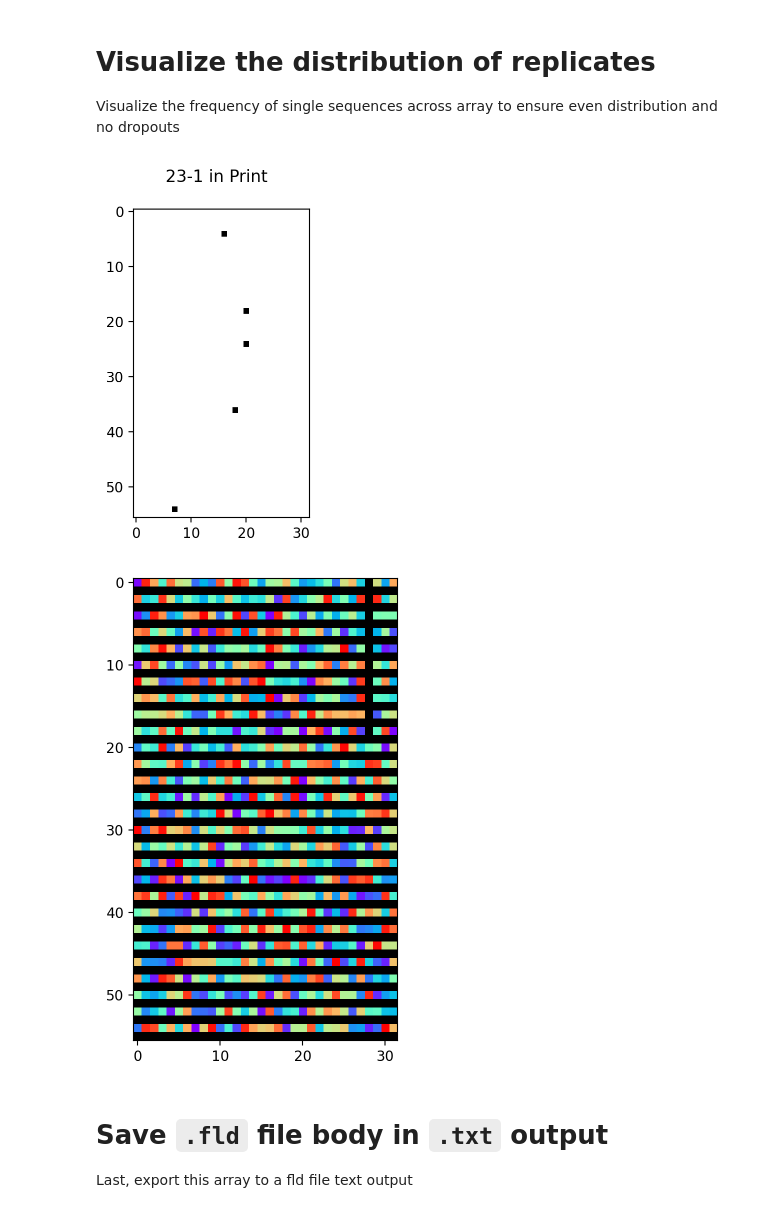
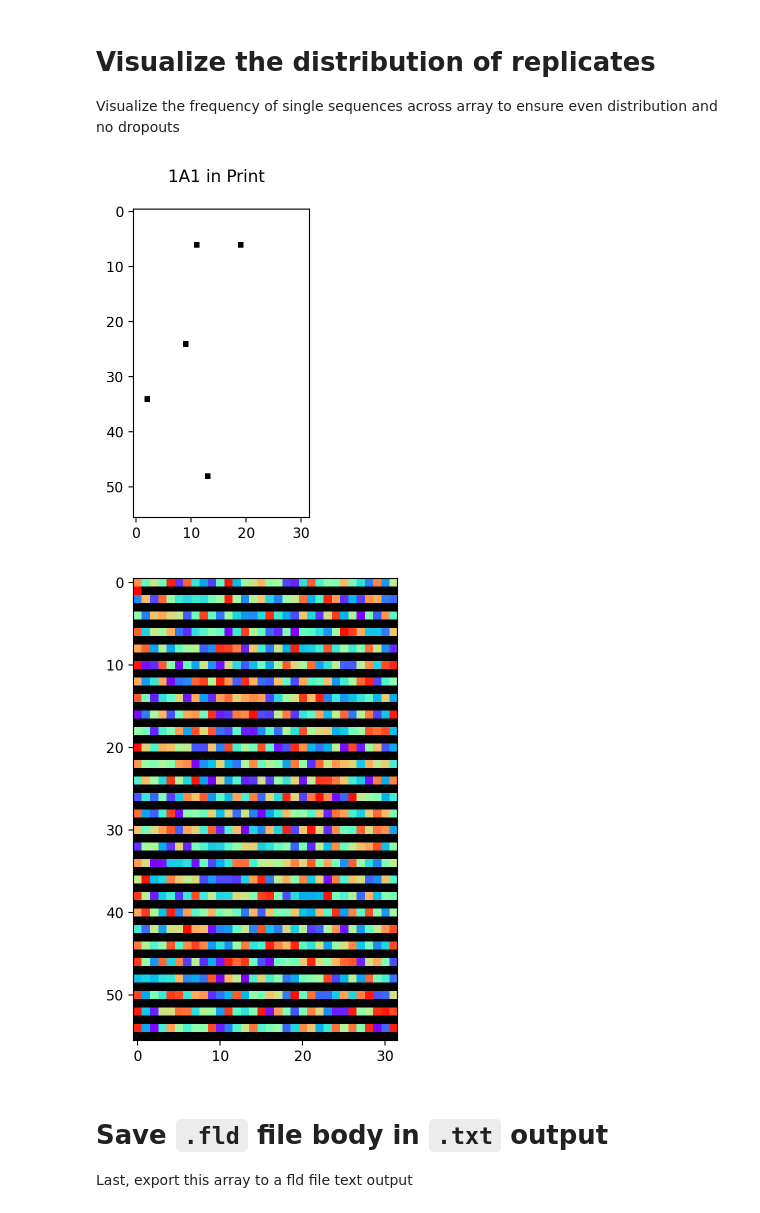
Before and after one commit to FordyceLab/arrayprint, a Jupyter notebook: docs/example.ipynb, the cells around one changed output. Drawn from its saved outputs; the diff is of its cells as text; code cells hidden in the pictures.

```diff
--- a/docs/example.ipynb
+++ b/docs/example.ipynb
@@ -21,8 +28,9 @@ pd.options.display.max_columns = 15
 # %%
 print_plate = pd.DataFrame(
-    columns=range(1, 25), index=list(ascii_uppercase[:16])
+    columns=range(1, 25), index=list(ascii_uppercase[:16]), dtype="str"
 )
 
+# Oligo dilutions
 for oligo, column in itertools.chain(
     zip(range(23, 34), range(1, 23, 2), strict=True),
     zip(range(34, 45), range(2, 24, 2), strict=True),
@@ -30,6 +38,14 @@ for oligo, column in itertools.chain(
     for dilution, row in enumerate(ascii_uppercase[0:16:2], start=1):
         print_plate.loc[row, column] = f"{oligo}-{dilution}"
 
+# EtOH wash after every concentration
+for row in ascii_uppercase[0:16:2]:
+    print_plate.loc[row, 24] = arrayprint.WASH
+
+# 1X print buffer for spotting on empty rows
+print_plate.loc["P", 24] = arrayprint.BUF
+
+print_plates = [print_plate]
 print_plate
 # %% [output]
 |  | 1 | 2 | 3 | 4 | 5 | 6 | 7 | ... | 18 | 19 | 20 | ... |
@@ -54,13 +76,9 @@ Create the print specification as dataframe with the following structure:
 # %%
-l = []
+block_info = [[]]
 
-for col, series in print_plate.items():
-    for row, val in series.items():
-        if not pd.isna(val):
-            l.append(
-                {"Plate": 1, "Well": f"{row}{col}", "Name": val, "Block": (1,)}
-            )
+for oligo in range(23, 45):
+    for dilution in range(1, 9):
+        block_info[0].append(f"{oligo}-{dilution}")
 
-print_spec = pd.DataFrame(l)
-print_spec
+block_info
 # %% [output]
@@ -101,11 +123,13 @@ print(
 Generate print array, keeping the number of replicates roughly constant per variant.
 # %%
 print_array = arrayprint.generate_print_array(
-    print_spec=print_spec,
+    print_plates=print_plates,
     rows=rows,
     columns=columns,
     skip_rows=skip_rows,
-    n_blocks=n_blocks,
-    notch_column=28,
-    notch_depth=20,
+    block_info=block_info,
+    empty_buf_well="1P24",
+    wash_array_loc=(1, 2),
 )
+
+print_array
@@ -129,15 +165,15 @@ Mean Replicates     5.03
 
 Visualize the frequency of single sequences across array to ensure even distribution and no dropouts
 # %%
-arrayprint.plot_mutant_position(print_array, print_spec, "23-1", n_blocks)
+arrayprint.plot_mutant_position(print_array, "1A1", n_blocks)
 plt.show()
 # %% [output]
-[figure, old version]
+[figure, new version]
 # %%
-arrayprint.plot_array_heatmap(print_array)
+arrayprint.plot_array_heatmap(print_array, empty_buf_well="1P24")
 plt.show()
 # %% [output]
-[figure, old version]
+[figure, new version]
 # %% [markdown]
 # Save `.fld` file body in `.txt` output
 
```
Also changed, not shown: parts of 10 cells of this notebook, 8 other files.
